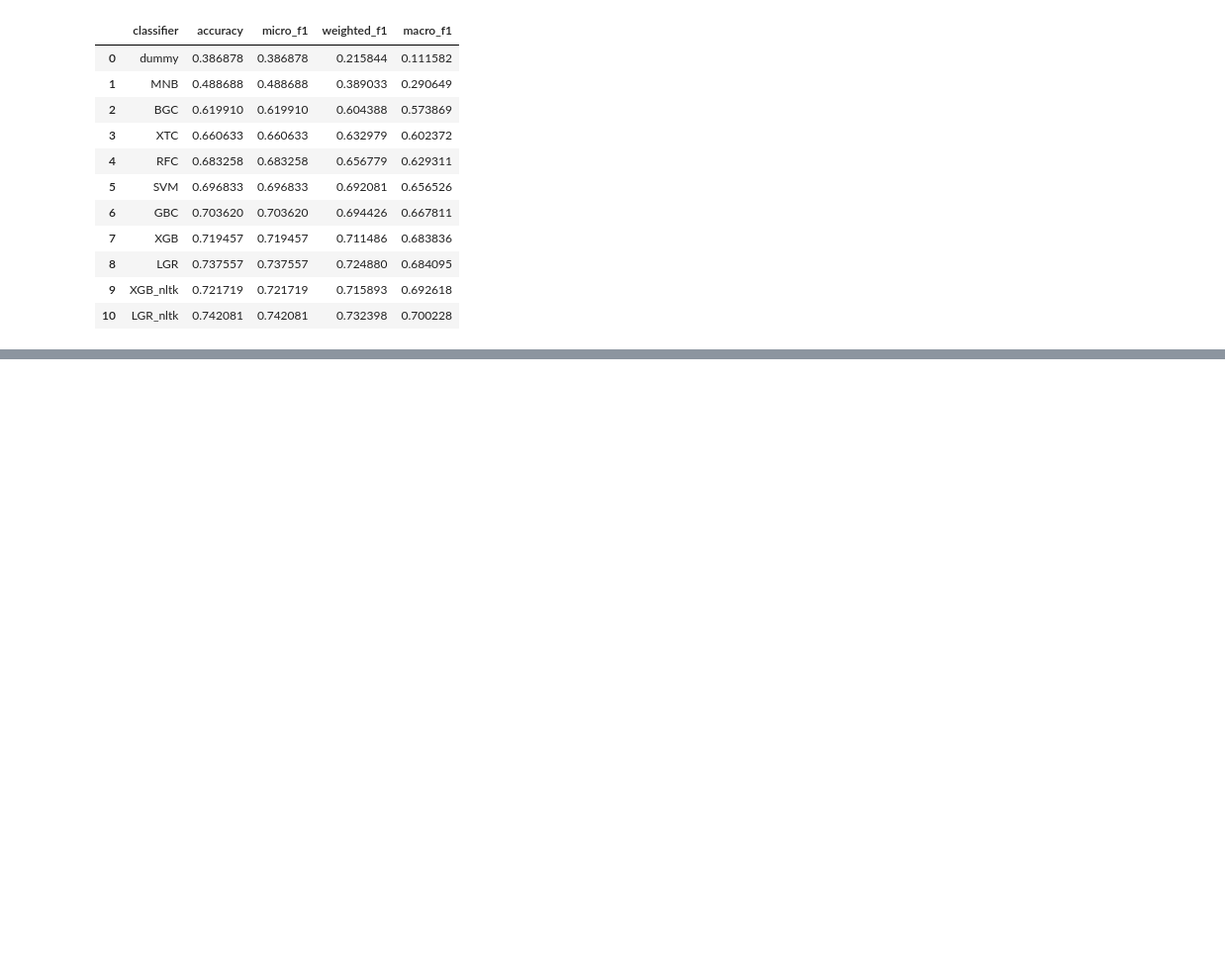
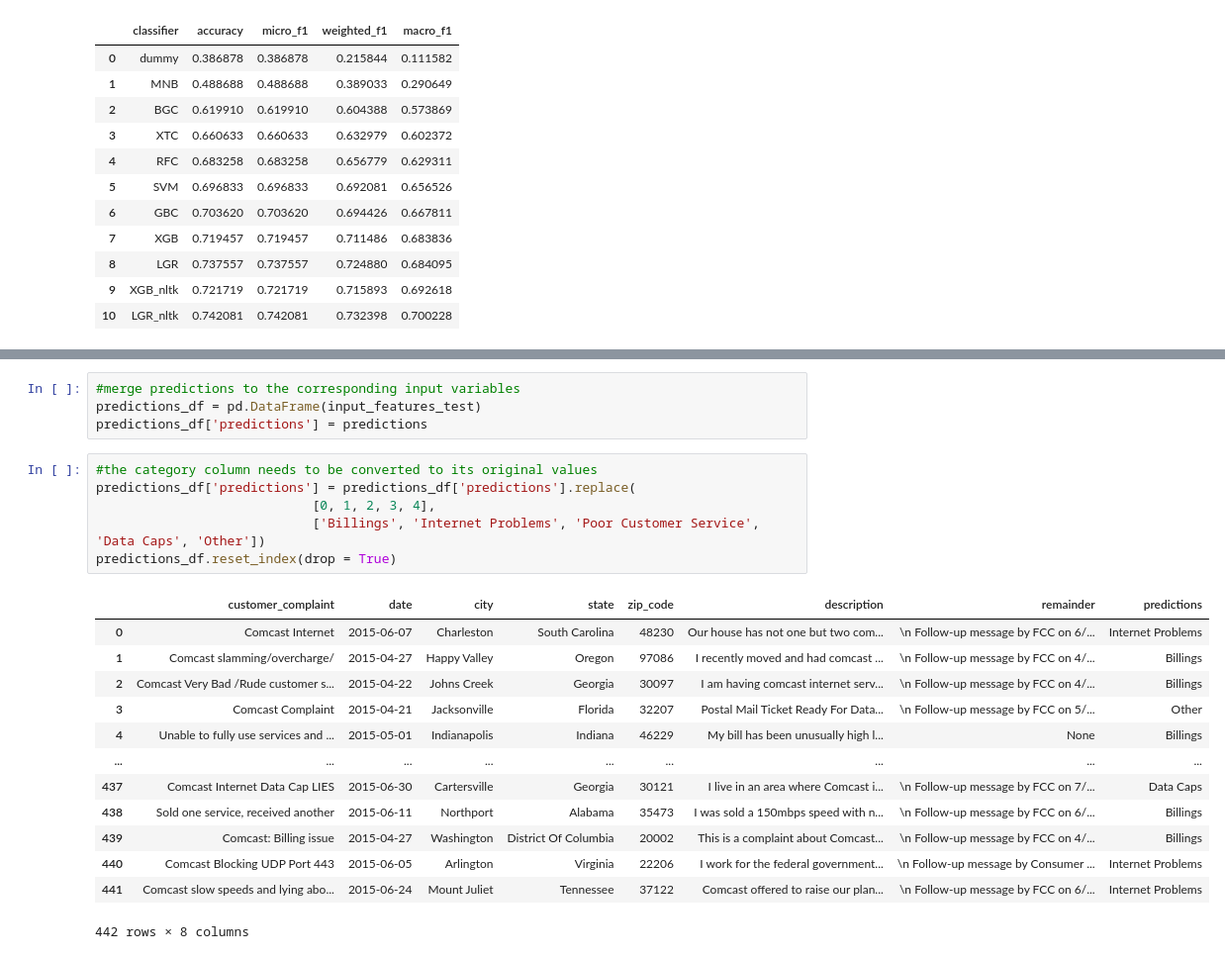
Before and after one commit to ChigozieObika/complaints_classification, a Jupyter notebook: complaints_classification/model_training.ipynb, the cells around one changed output, grey strips where cells are left out. Shown at 99% size. Drawn from its saved outputs; the diff is of its cells as text; blank space fills up the shorter version.

```diff
--- a/complaints_classification/model_training.ipynb
+++ b/complaints_classification/model_training.ipynb
@@ -278,0 +355,24 @@ plt.show
+# %%
+#merge predictions to the corresponding input variables
+predictions_df = pd.DataFrame(input_features_test)
+predictions_df['predictions'] = predictions
+# %%
+#the category column needs to be converted to its original values
+predictions_df['predictions'] = predictions_df['predictions'].replace(
+                            [0, 1, 2, 3, 4],
+                            ['Billings', 'Internet Problems', 'Poor Customer Service', 'Data Caps', 'Other'])
+predictions_df.reset_index(drop = True)
+# %% [output]
+|  | customer_complaint | date | city | state | zip_code | description | remainder | predictions |
+| 0 | Comcast Internet | 2015-06-07 | Charleston | South Carolina | 48230 | Our house has not one but two com... | \n Follow-up message by FCC on 6/... | Internet Problems |
+| 1 | Comcast slamming/overcharge/ | 2015-04-27 | Happy Valley | Oregon | 97086 | I recently moved and had comcast ... | \n Follow-up message by FCC on 4/... | Billings |
+| 2 | Comcast Very Bad /Rude customer s... | 2015-04-22 | Johns Creek | Georgia | 30097 | I am having comcast internet serv... | \n Follow-up message by FCC on 4/... | Billings |
+| 3 | Comcast Complaint | 2015-04-21 | Jacksonville | Florida | 32207 | Postal Mail Ticket Ready For Data... | \n Follow-up message by FCC on 5/... | Other |
+| 4 | Unable to fully use services and ... | 2015-05-01 | Indianapolis | Indiana | 46229 | My bill has been unusually high l... | None | Billings |
+| ... | ... | ... | ... | ... | ... | ... | ... | ... |
+| 437 | Comcast Internet Data Cap LIES | 2015-06-30 | Cartersville | Georgia | 30121 | I live in an area where Comcast i... | \n Follow-up message by FCC on 7/... | Data Caps |
+| 438 | Sold one service, received another | 2015-06-11 | Northport | Alabama | 35473 | I was sold a 150mbps speed with n... | \n Follow-up message by FCC on 6/... | Billings |
+| 439 | Comcast: Billing issue | 2015-04-27 | Washington | District Of Columbia | 20002 | This is a complaint about Comcast... | \n Follow-up message by FCC on 4/... | Billings |
+| 440 | Comcast Blocking UDP Port 443 | 2015-06-05 | Arlington | Virginia | 22206 | I work for the federal government... | \n Follow-up message by Consumer ... | Internet Problems |
+| 441 | Comcast slow speeds and lying abo... | 2015-06-24 | Mount Juliet | Tennessee | 37122 | Comcast offered to raise our plan... | \n Follow-up message by FCC on 6/... | Internet Problems |
+442 rows × 8 columns
```
Also changed, not shown: parts of 30 cells of this notebook, 5 other files.
